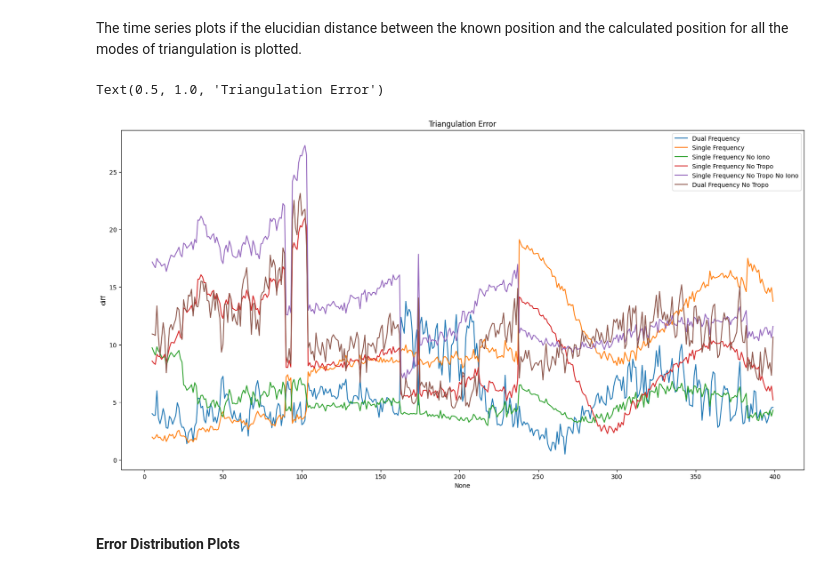
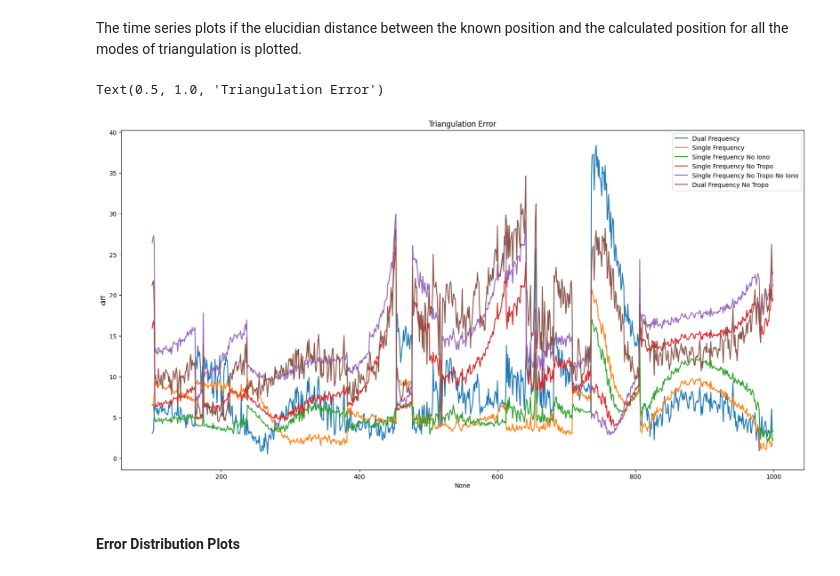
Before and after one commit to NISCHALPI/Navigator, a Jupyter notebook: docs/intro/decimeter_triangulation.ipynb, the cells around one changed output. Drawn from its saved outputs; the diff is of its cells as text; code cells hidden in the pictures.

```diff
--- a/docs/intro/decimeter_triangulation.ipynb
+++ b/docs/intro/decimeter_triangulation.ipynb
@@ -25,7 +25,7 @@ epoches.sort()
 epoches = [epoch for epoch in epoches if len(epoch) > 4]
 
 # Test epoches
-num_epochs = 400
+num_epochs = 1000
 test_epoches = epoches[:num_epochs]
 # %% [markdown]
 Now we can use the navigator library to process the data with WLS method.
@@ -114,20 +114,19 @@ The time series plots if the elucidian distance between the known position and t
 # %%
 import seaborn as sns
 import matplotlib.pyplot as plt
-n = 5
-
+n = 100
 plt.figure(figsize=(20, 10))
 ax = sns.lineplot(x=df_dual.index[n:], y=df_dual["diff"][n:], label="Dual Frequency")
 ax = sns.lineplot(x=df_single.index[n:], y=df_single["diff"][n:], label="Single Frequency")
 ax = sns.lineplot(x=df_single_no_ion.index[n:], y=df_single_no_ion["diff"][n:], label="Single Frequency No Iono")
 ax = sns.lineplot(x=df_single_no_tropo.index[n:], y=df_single_no_tropo["diff"][n:], label="Single Frequency No Tropo")
 ax = sns.lineplot(x=df_single_no_tropo_ion.index[n:], y=df_single_no_tropo_ion["diff"][n:], label="Single Frequency No Tropo No Iono")
 ax = sns.lineplot(x=df_dual_no_tropr.index[n:], y=df_dual_no_tropr["diff"][n:], label="Dual Frequency No Tropo")
 
 ax.set_title("Triangulation Error")
 # %% [output]
 Text(0.5, 1.0, 'Triangulation Error')
-[figure, old version]
+[figure, new version]
 # %% [markdown]
 #### **Error Distribution Plots**
 # %% [markdown]
```
Also changed, not shown: parts of 1 cell of this notebook, 3 other files.
